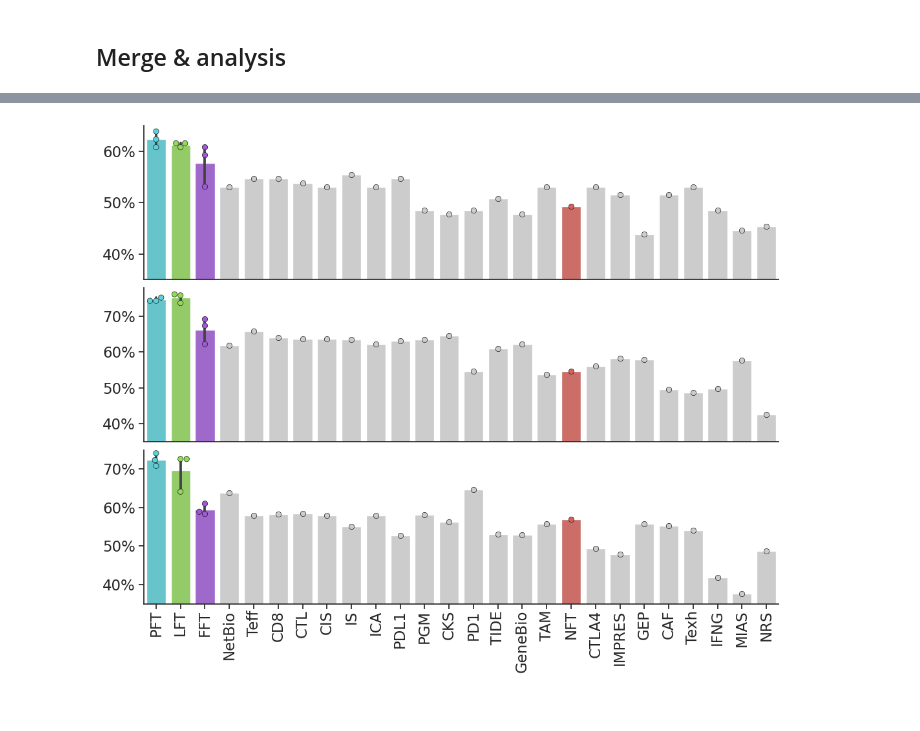
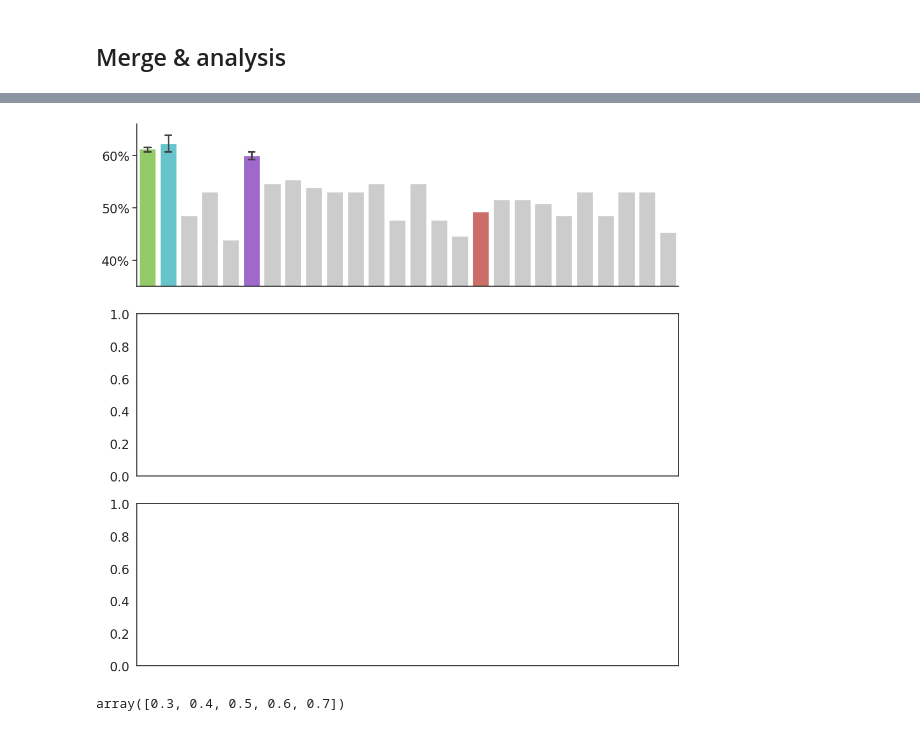
Before and after one commit to ashyamal/COMPASS, a Jupyter notebook: paper/04_model_performance/02_leave_one_cohort_out/analysis_LOCO_group.ipynb, the cells around one changed output, grey strips where cells are left out. Cells and saved outputs as stored; diff of their text form; code cells hidden in the pictures.

```diff
--- a/paper/04_model_performance/02_leave_one_cohort_out/analysis_LOCO_group.ipynb
+++ b/paper/04_model_performance/02_leave_one_cohort_out/analysis_LOCO_group.ipynb
@@ -167,6 +201,8 @@ dfp[dfp['mode'] == 'PFT']
 # %%
 ot = '#cccccc'
 f4 = sns.palettes.color_palette('hls', 4, desat = 1).as_hex()
+
+#f4 = sns.palettes.color_palette('Blues', 4, desat = 1).as_hex()
 
 mode_palette = { 'NFT':f4[0],'LFT':f4[1],  'PFT':f4[2], 'FFT':f4[3], 'PFT2':f4[2],
                 # 'CKS':f4[4], 'GEP':f4[5],  'MIAS':f4[6],'PDL1':f4[7],
@@ -179,16 +215,16 @@ mode_palette = { 'NFT':f4[0],'LFT':f4[1],  'PFT':f4[2], 'FFT':f4[3], 'PFT2':f4[2
                 }
 
 values = 'ACC'
-for s, ylim in zip(['small', 'medium', 'large'], [(0.35, 0.65), (0.35, 0.80), (0.35, 0.80)]):
+for s, ylim in zip(['small', 'medium', 'large'], [(0.4, 0.65), (0.4, 0.80), (0.4, 0.80)]):
 
     dfp1 = dfp[dfp['size_map'] == s]
 
     fig,ax = plt.subplots(figsize=(10, 3), nrows=1, )
     order = dfp1.groupby('mode')[values].mean().sort_values(ascending=False).index.to_list()
-    sns.barplot(data = dfp1, x='mode', y = values, order = order,width = 0.8,
+    sns.barplot(data = dfp1, x='mode', y = values, order = order,width = 0.8, capsize = 0.3,
                  ax=ax, palette=mode_palette) #errorbar = ('ci',80),
-    sns.swarmplot(data = dfp1, x='mode', y = values, order = order,
-                 ax=ax, palette=mode_palette, edgecolor='k', linewidth = 0.5, size=4) #errorbar = ('ci',80),
+    # sns.swarmplot(data = dfp1, x='mode', y = values, order = order,
+    #              ax=ax, palette=mode_palette, edgecolor='k', linewidth = 0.5, size=4) #errorbar = ('ci',80),
 
     ax.spines["top"].set_visible(False)
     ax.spines["right"].set_visible(False)
@@ -199,9 +235,9 @@ for s, ylim in zip(['small', 'medium', 'large'], [(0.35, 0.65), (0.35, 0.80), (0
     ax.tick_params(axis='y', which='major', right = False, top=False, direction = 'out',reset = True)
 
     ax.set_xticklabels(
-    order,
+    label_map(order),
     rotation=90)  # <====== HERE is the ke
 
     ax.set_xlabel('')
-    fig.savefig('./group_bar_%s_%s.pdf' % (values, s), bbox_inches = 'tight', dpi= 96 )
+    #fig.savefig('./group_bar_%s_%s.pdf' % (values, s), bbox_inches = 'tight', dpi= 96 )
 # %% [output]
@@ -211,10 +293,10 @@ for s, ylim in zip(['small', 'medium', 'large'], [(0.35, 0.65), (0.35, 0.80), (0
 # %%
-seeds = [42,24,64] #24, 42, 64, 128
+seeds = [42,24,64]
 dfps = dfp[dfp.seed.isin(seeds)]
 
 order = dfps.groupby('mode')[values].mean().sort_values(ascending=False).index.to_list()
 
-fig,axes = plt.subplots(figsize=(11, 3*3), nrows=3,sharex=True )
+fig,axes = plt.subplots(figsize=(11, 3*3.5), nrows=3,sharex=True )
 
 
 ot = '#cccccc'
@@ -226,39 +308,46 @@ mode_palette = { 'NFT':f4[0],'LFT':f4[1],  'PFT':f4[2], 'FFT':f4[3], 'PFT2':f4[2
                 'TIDE':ot, 'TAM':ot, 'Texh':ot, 'CAF':ot, 'NRS':ot, 'CTLA4':ot, 'IMPRES':ot, 'PGM':ot,
                 'PD1':ot,  'NetBio':ot,
                 'CD8':ot, 'IS':ot, 'IFNG':ot, 'ICA':ot, 'CTL':ot, 'CIS':ot, '42':ot,
                 }
 
 values = 'ACC'
-for s, ylim, ax in zip(['small', 'medium', 'large'], [(0.35, 0.65), (0.35, 0.78), (0.35, 0.75)], axes):
+for s, ylim, ax in zip(['small', 'medium', 'large'], [(0.35, 0.66), (0.35, 0.78), (0.35, 0.75)], axes):
+
+    if s != 'small':
+        continue
 
     dfp1 = dfps[dfps['size_map'] == s]
 
-    sns.barplot(data = dfp1, x='mode', y = values, order = order,width = 0.8,
+    sns.barplot(data = dfp1, x='mode', y = values, order = order,width = 0.8, capsize = 0.3,
                  ax=ax, palette=mode_palette) #errorbar = ('ci',80),
-    sns.swarmplot(data = dfp1, x='mode', y = values, order = order,
-                 ax=ax, palette=mode_palette, edgecolor='k', linewidth = 0.5, size=6) #errorbar = ('ci',80),
+    # sns.swarmplot(data = dfp1, x='mode', y = values, order = order,
+    #              ax=ax, palette=mode_palette, edgecolor='k', linewidth = 0.5, size=6) #errorbar = ('ci',80),
 
     ax.spines["top"].set_visible(False)
     ax.spines["right"].set_visible(False)
     ax.set_ylim(ylim[0], ylim[1])
     ax.set_ylabel(None) #Accuracy(%)
     vals = ax.get_yticks()
     ax.set_yticklabels(['{:,.0%}'.format(x) for x in vals[:]])
     ax.tick_params(axis='y', which='major', right = False, top=False, direction = 'out',reset = True)
 
     if s == 'large':
         ax.tick_params(axis='x', which='major', right = False, top=False, direction = 'out',reset = True)
     ax.set_xlabel('')
 
     ax.set_xticklabels(
-    order,
+    [],
     rotation=90)  # <====== HERE is the ke
 
     ax.tick_params(axis='x', which='major', pad=1)
 
-    plt.tight_layout(h_pad = 0.5)
+    plt.tight_layout() #h_pad = 4
 
-fig.savefig('./group_bar_%s_%s.pdf' % (values, s), bbox_inches = 'tight', dpi= 96 )
-fig.savefig('./group_bar_%s_%s.svg' % (values, s), bbox_inches = 'tight', dpi= 96 )
+fig.savefig('./group_bar_%s.pdf' % (values), bbox_inches = 'tight', dpi= 96 )
+fig.savefig('./group_bar_%s.svg' % (values), bbox_inches = 'tight', dpi= 96 )
 # %% [output]
-[figure, old version]
+[figure, new version]
+# %%
+vals[:]
+# %% [output]
+array([0.3, 0.4, 0.5, 0.6, 0.7])
```
Also changed, not shown: parts of 17 cells of this notebook, 2 other files.
